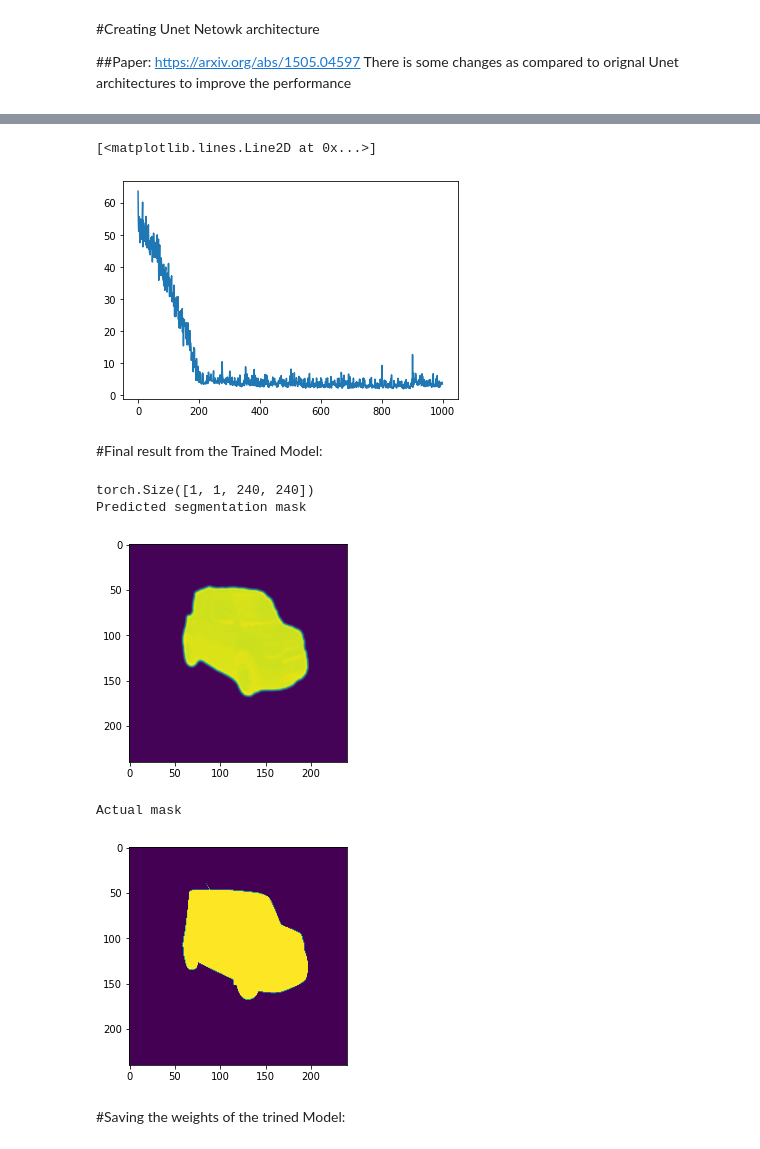
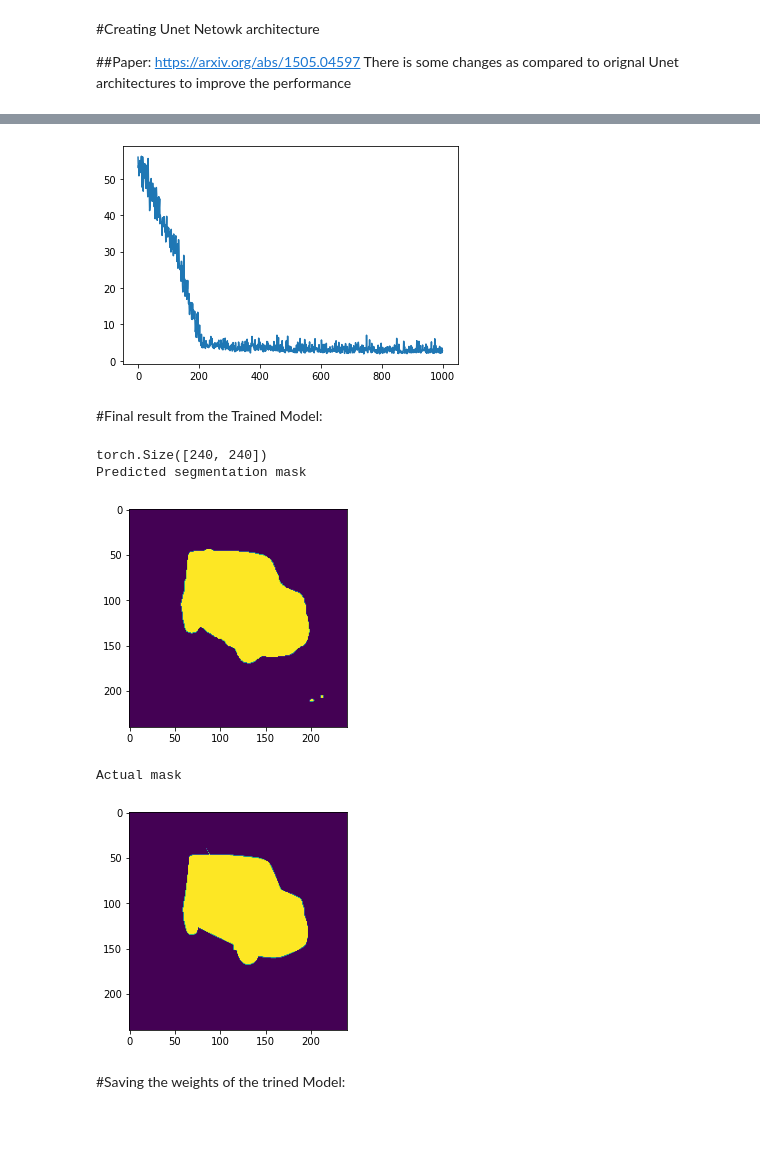
Before and after one commit to Aman-Kushwaha1/Deep_Learning, a Jupyter notebook: Image_Segmentation/Sematic Segmentation/Image_Segmentation_Unet.ipynb, the cells around one changed output, grey strips where cells are left out. Drawn from its saved outputs; the diff is of its cells as text; code cells hidden in the pictures.

```diff
--- a/Image_Segmentation/Sematic Segmentation/Image_Segmentation_Unet.ipynb
+++ b/Image_Segmentation/Sematic Segmentation/Image_Segmentation_Unet.ipynb
@@ -269,7 +280,7 @@ step_lr = lr_scheduler.StepLR(optimizer, step_size= 50, gamma = 0.8)   #Every 10
 loss_graph = []
 num_epochs = 1000
 num_train = images.shape[0]
-batch_size = 15
+batch_size = 20
 for i in range(num_epochs):
   random_no = torch.randint(0, num_train, (batch_size,))
   x_batch = images[random_no]
@@ -278,11 +289,16 @@ for i in range(num_epochs):
   model.train()
   optimizer.zero_grad()
   y_pred = model(x_batch)
-  y_pred = y_pred.reshape(15,240,240).float()
+  y_pred = y_pred.reshape(batch_size,240,240).float()
   loss = loss_type(y_pred, y_batch)
   loss.backward()
   optimizer.step()
+
+  #schedular step
+  #step_lr.step()
+
   loss_graph.append(loss.cpu().item())
   if i%10==0:
-    print("Epoch: ", i, ", loss is: ", loss.cpu().item())
+    print("Epoch: ", i+1, ", loss is: ", loss.cpu().item())
+    #print("Learning rate is: ", optimizer.state_dict()['param_groups'][0]['lr'])
 # %% [output]
@@ -306,27 +322,30 @@ Epoch:  990 , loss is:  2.5813586711883545
 # %%
 #Loss Graph
 plt.plot(loss_graph)
+plt.show()
 # %% [output]
-[<matplotlib.lines.Line2D at 0x...>]
-[figure, old version]
+[figure, new version]
 # %% [markdown]
 #Final result from the Trained Model:
 # %%
 y = model(images[30].reshape(1,images.shape[1], images.shape[2], images.shape[3]))
+y = y.reshape(240,240)
+y[y>=0.7] = 1.0
+y[y<0.7] = 0.0
 print(y.shape)
 plt.figure(3)
 print("Predicted segmentation mask")
-plt.imshow(np.array(y.reshape(240,240).detach().cpu().numpy()))
+plt.imshow(np.array(y.detach().cpu().numpy()))
 plt.show()
 
 plt.figure(4)
 print("Actual mask")
 plt.imshow(np.array(masks[30].clone().cpu()))
 plt.show()
 # %% [output]
-torch.Size([1, 1, 240, 240])
+torch.Size([240, 240])
 Predicted segmentation mask
-[figure, old version]
+[figure, new version]
 Actual mask
 [figure]
 # %% [markdown]
```
Also changed, not shown: parts of 13 cells of this notebook.
